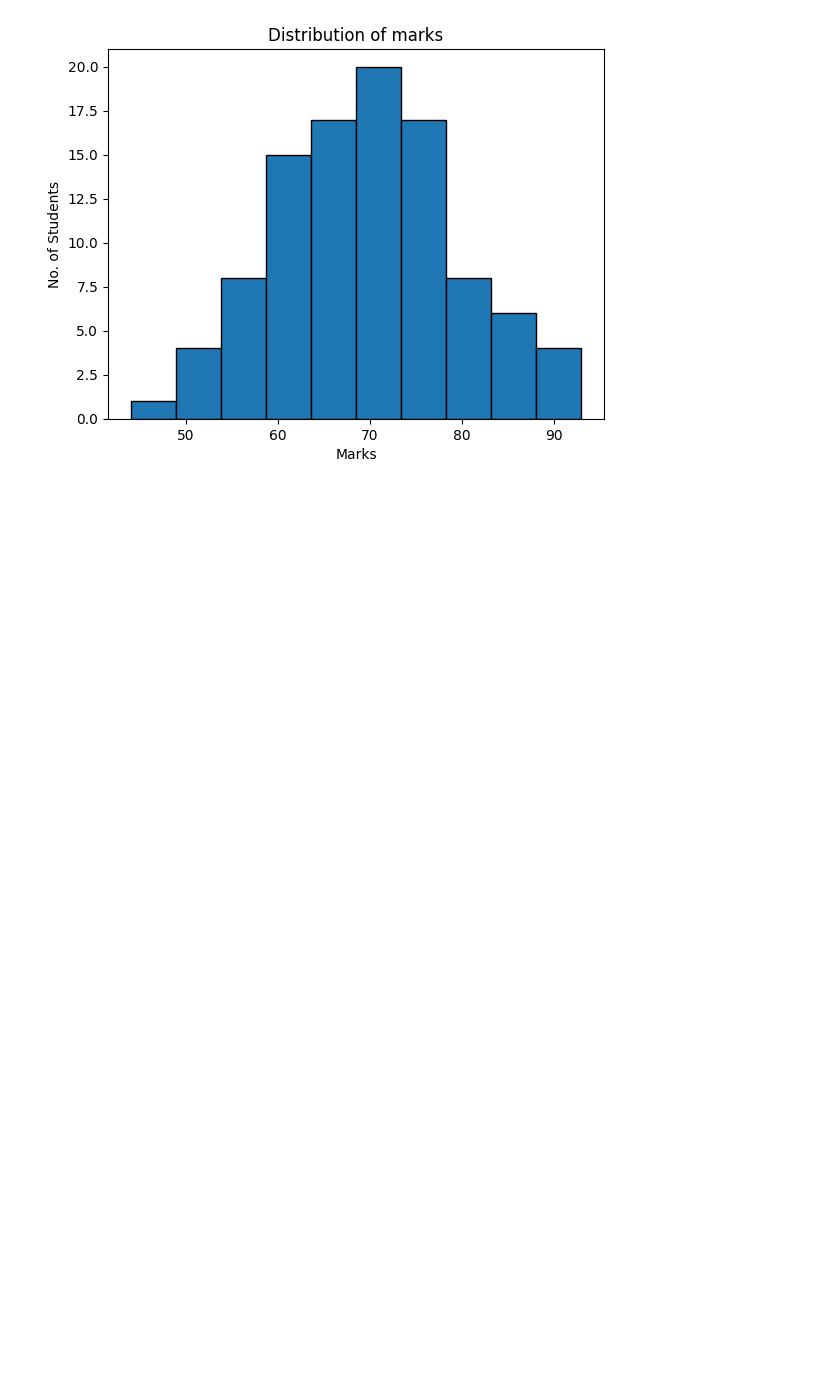
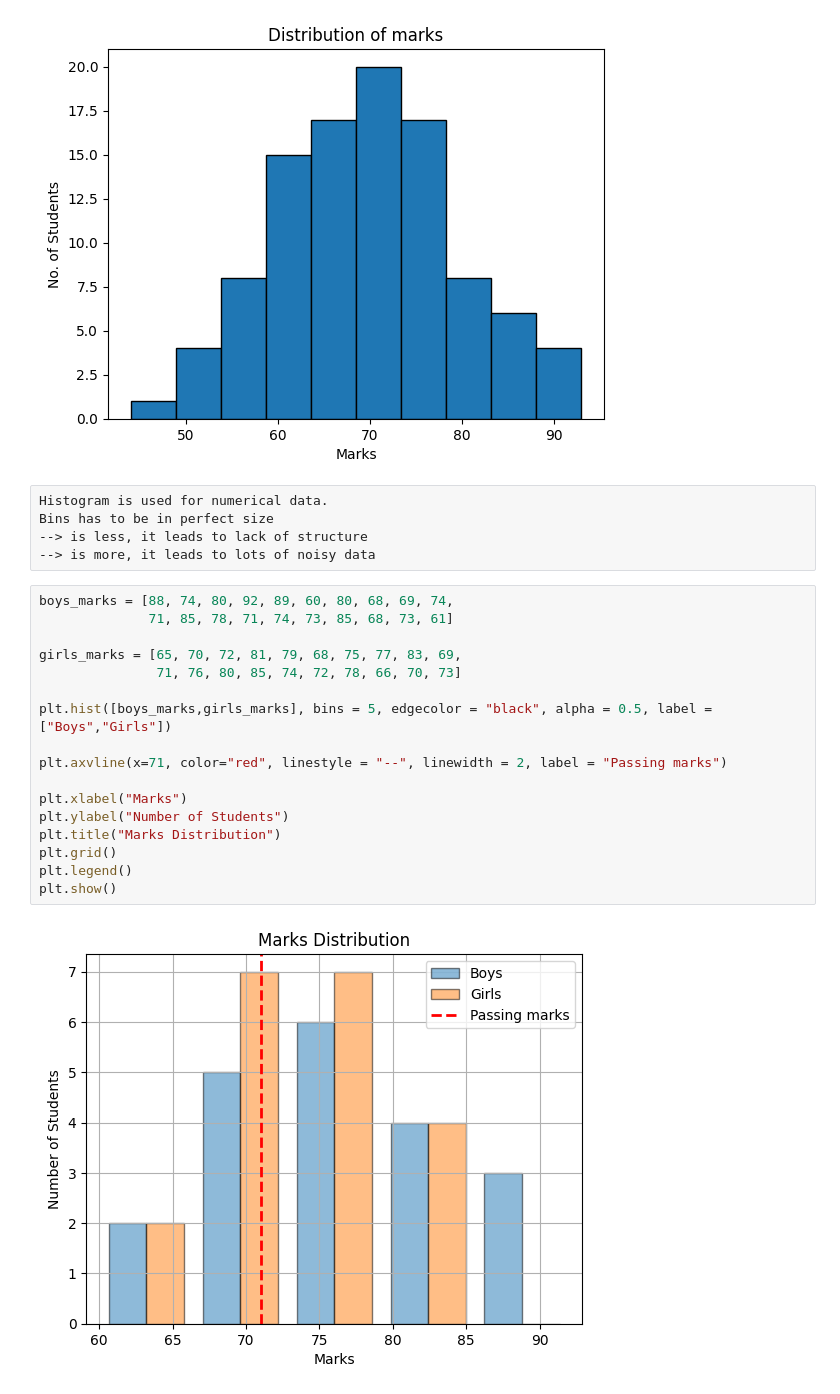
Before and after one commit to mohdwalirahmani/Data-Analytics, a Jupyter notebook: 05_Data Visualization/04_histogram.ipynb, the cells around one changed output. Drawn from its saved outputs; the diff is of its cells as text; blank space fills up the shorter version.

Commit message:
histogram done

```diff
--- a/05_Data Visualization/04_histogram.ipynb
+++ b/05_Data Visualization/04_histogram.ipynb
@@ -44,3 +44,27 @@ plt.title("Distribution of marks")
 # %% [output]
 Text(0.5, 1.0, 'Distribution of marks')
 [figure]
+# %% [raw]
+Histogram is used for numerical data.
+Bins has to be in perfect size
+--> is less, it leads to lack of structure
+--> is more, it leads to lots of noisy data
+# %%
+boys_marks = [88, 74, 80, 92, 89, 60, 80, 68, 69, 74,
+              71, 85, 78, 71, 74, 73, 85, 68, 73, 61]
+
+girls_marks = [65, 70, 72, 81, 79, 68, 75, 77, 83, 69,
+               71, 76, 80, 85, 74, 72, 78, 66, 70, 73]
+
+plt.hist([boys_marks,girls_marks], bins = 5, edgecolor = "black", alpha = 0.5, label = ["Boys","Girls"])
+
+plt.axvline(x=71, color="red", linestyle = "--", linewidth = 2, label = "Passing marks")
+
+plt.xlabel("Marks")
+plt.ylabel("Number of Students")
+plt.title("Marks Distribution")
+plt.grid()
+plt.legend()
+plt.show()
+# %% [output]
+[figure, added]
```
Also changed, not shown: parts of 2 cells of this notebook.
